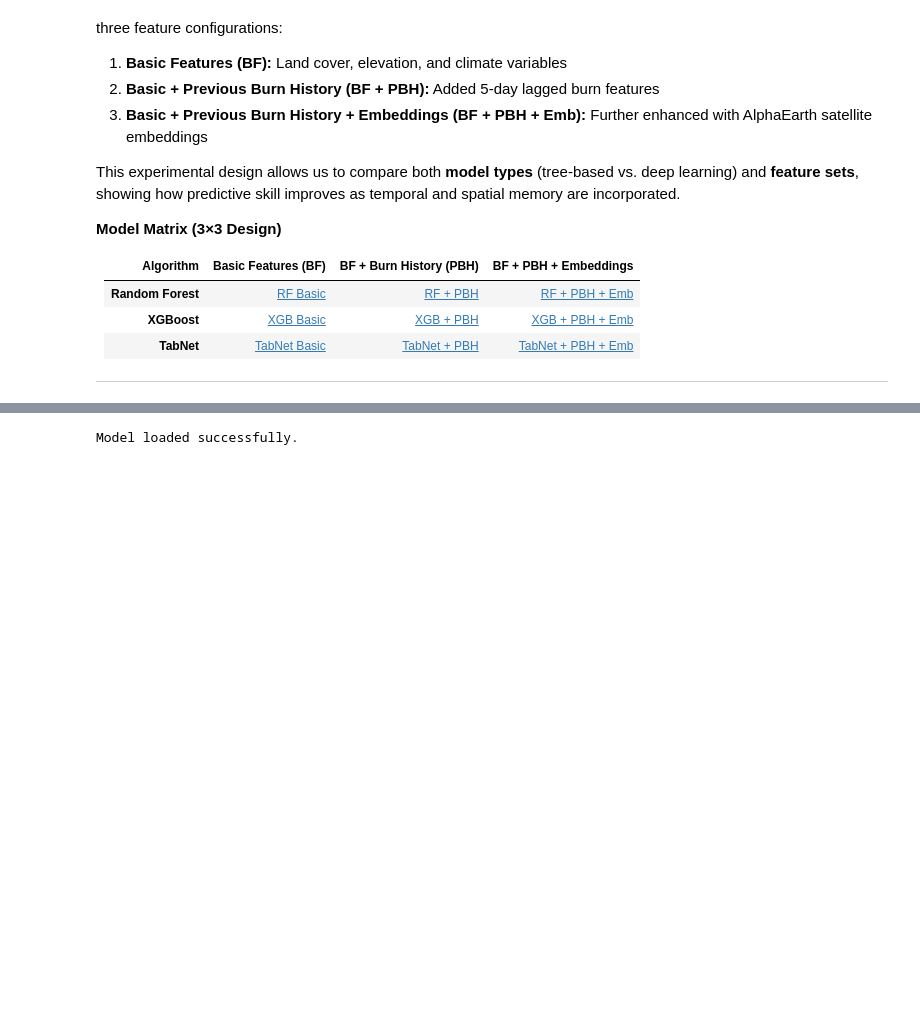
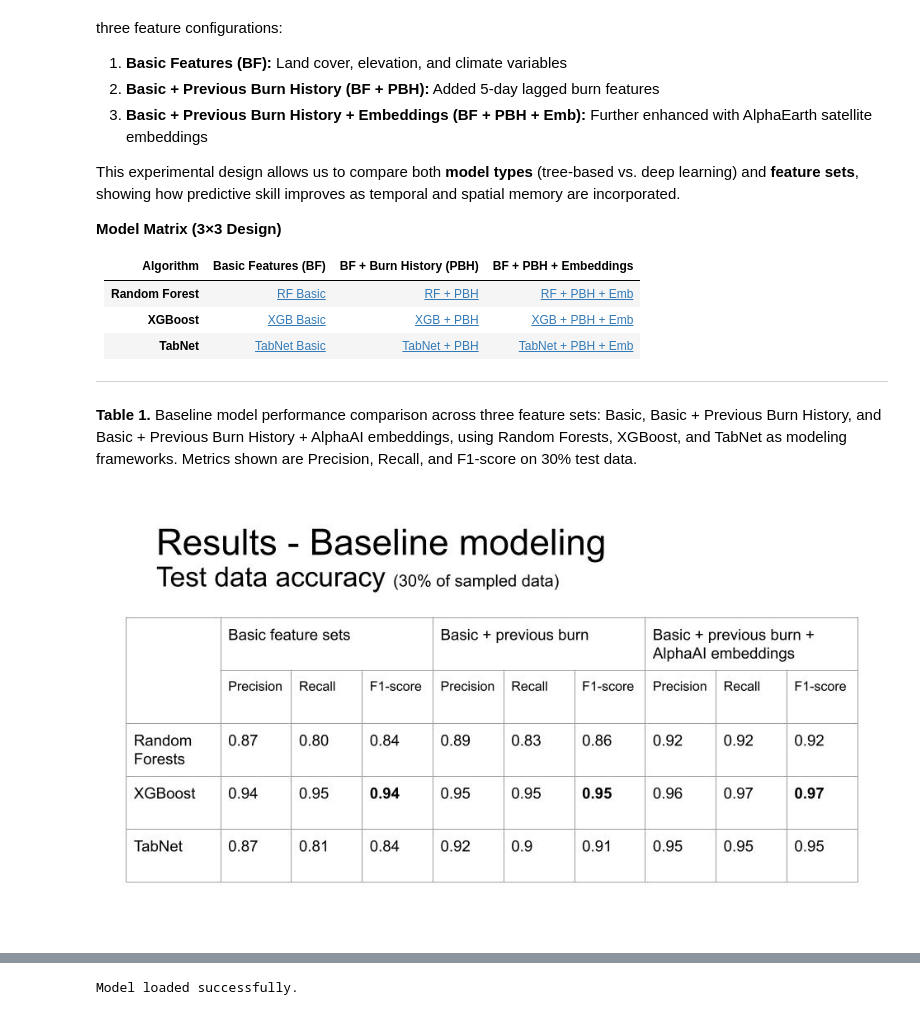
Before and after one commit to ddominguez2293/I_Guide_Team_2, a Jupyter notebook: 0.final_notebook_v3.ipynb, the cells around one changed output, grey strips where cells are left out. Drawn from its saved outputs; the diff is of its cells as text; code cells hidden in the pictures; blank space fills up the shorter version.

```diff
--- a/0.final_notebook_v3.ipynb
+++ b/0.final_notebook_v3.ipynb
@@ -203,4 +209,10 @@ This experimental design allows us to compare both **model types** (tree-based v
 | **TabNet**       | [TabNet Basic](https://github.com/ddominguez2293/I_Guide_Team_2/blob/data/4.1.TabNet_basic_features.ipynb) | [TabNet + PBH](https://github.com/ddominguez2293/I_Guide_Team_2/blob/data/4.2.TabNet_basic%20with%20burn.ipynb) | [TabNet + PBH + Emb](https://github.com/ddominguez2293/I_Guide_Team_2/blob/data/4.3.TabNet_basic%20with%20burn%2Bembeddings.ipynb) |
 
 ---
+# %% [markdown]
+**Table 1.** Baseline model performance comparison across three feature sets: Basic, Basic + Previous Burn History, and Basic + Previous Burn History + AlphaAI embeddings, using Random Forests, XGBoost, and TabNet as modeling frameworks. Metrics shown are Precision, Recall, and F1-score on 30% test data.
+# %%
+Image(filename= FIGURES_DIR/ "Burn_Occurence_Results.jpg")
+# %% [output]
+[figure, added]
 # %% [markdown]
```
Also changed, not shown: parts of 13 cells of this notebook.
